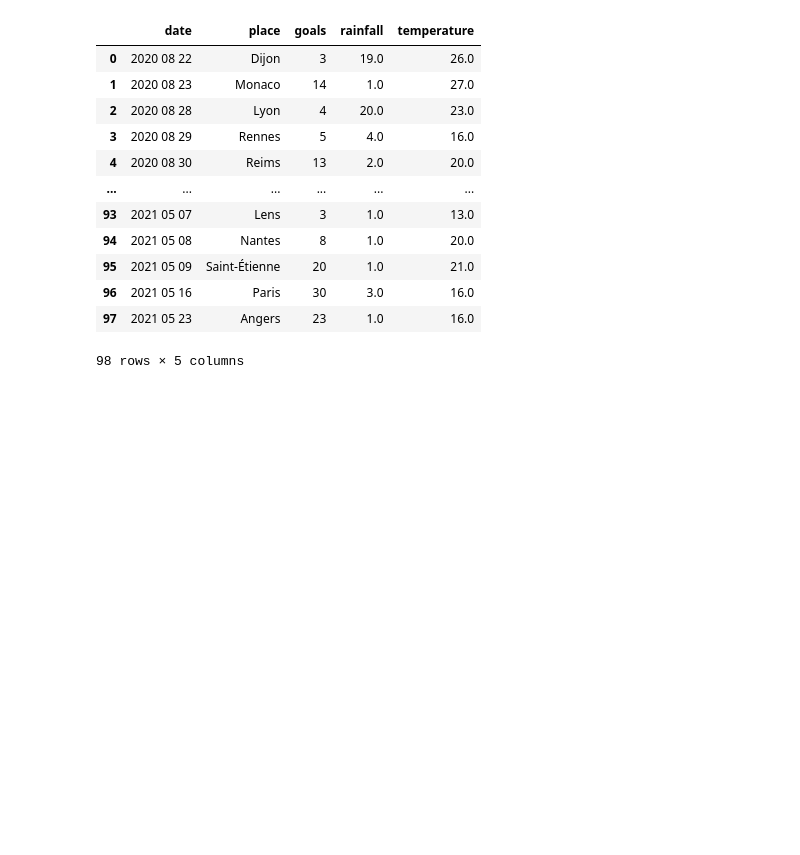
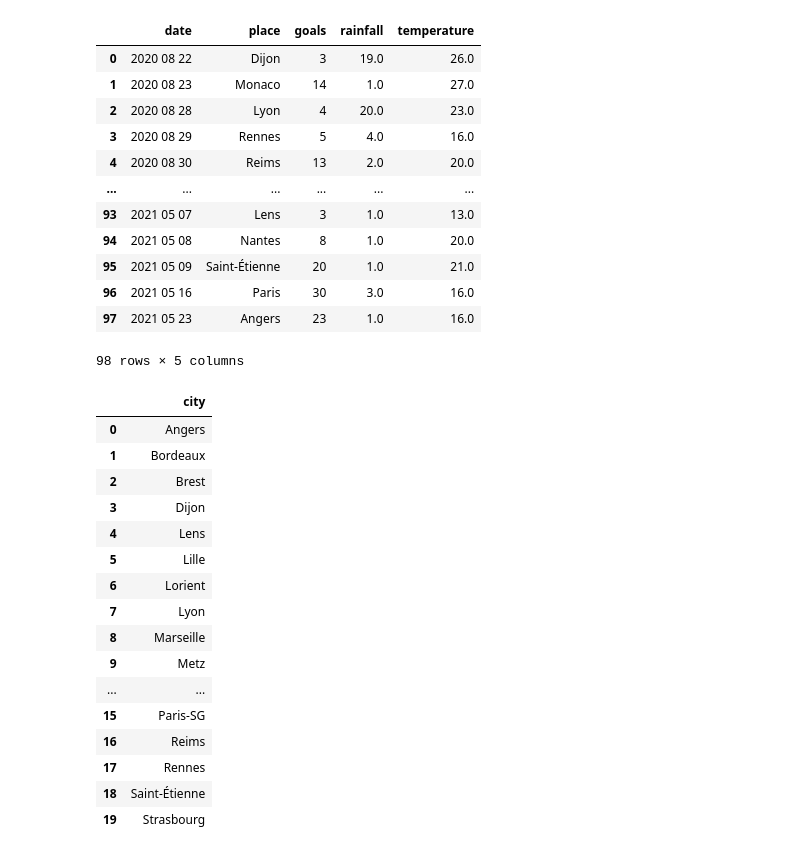
Before and after one commit to Adriengith/football_scraping, a Jupyter notebook: viz_predictions.ipynb, the cells around one changed output. Cells and saved outputs as stored; diff of their text form; code cells hidden in the pictures; blank space fills up the shorter version.

```diff
--- a/viz_predictions.ipynb
+++ b/viz_predictions.ipynb
@@ -126,0 +130,22 @@ df_exemple4
+# %%
+df_teams = pd.read_sql("SELECT city FROM teams GROUP BY city ORDER BY city;", connexion)
+# %%
+df_teams
+# %% [output]
+|  | city |
+| 0 | Angers |
+| 1 | Bordeaux |
+| 2 | Brest |
+| 3 | Dijon |
+| 4 | Lens |
+| 5 | Lille |
+| 6 | Lorient |
+| 7 | Lyon |
+| 8 | Marseille |
+| 9 | Metz |
+| ... | ... |
+| 15 | Paris-SG |
+| 16 | Reims |
+| 17 | Rennes |
+| 18 | Saint-Étienne |
+| 19 | Strasbourg |
```
Also changed, not shown: parts of 6 cells of this notebook.
